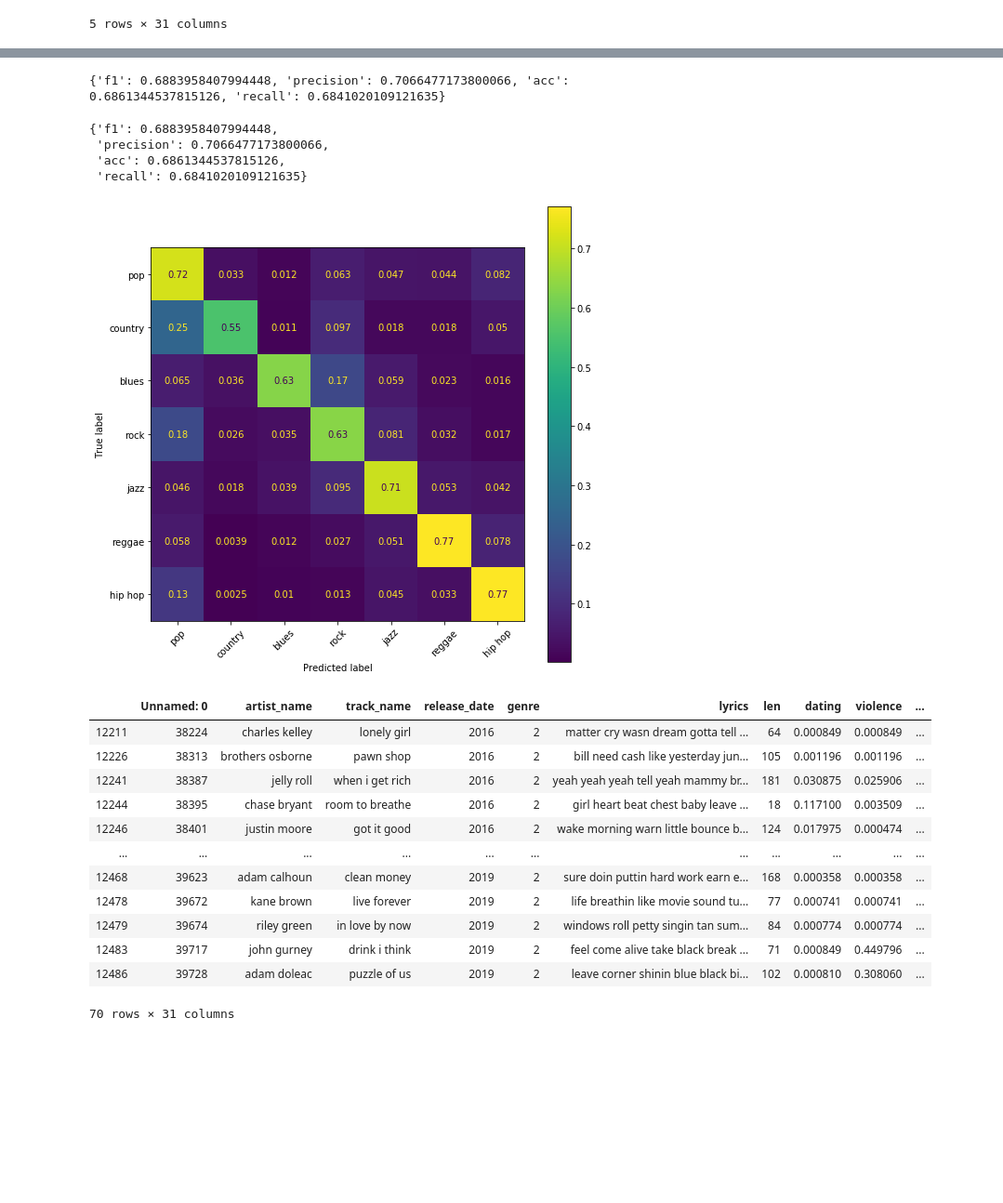
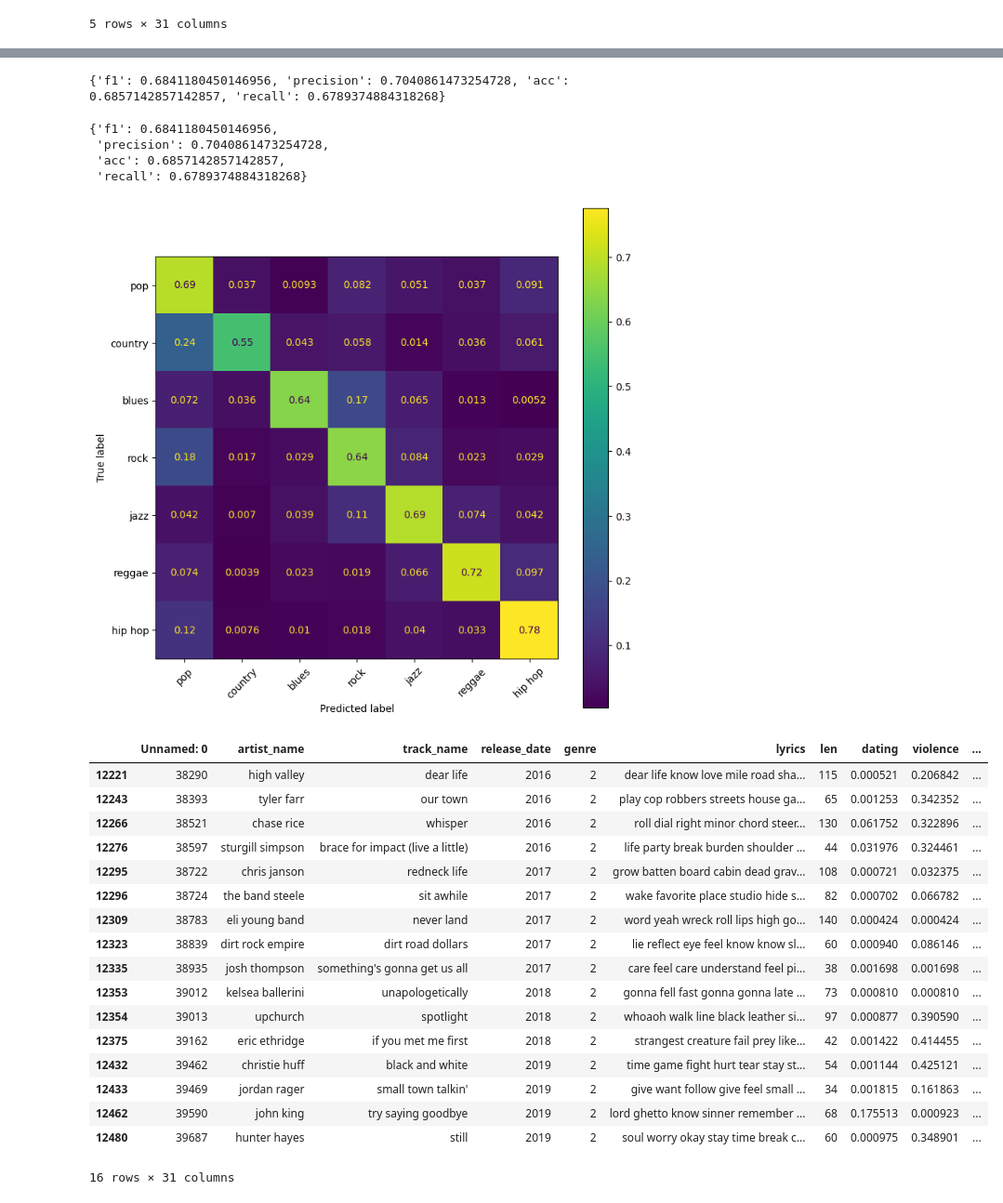
Before and after one commit to LaureanoMuniz/tp3ML, a Jupyter notebook: tp3/LightGBM.ipynb, the cells around one changed output, grey strips where cells are left out. Shown at 93% size. Cells and saved outputs as stored; diff of their text form; code cells hidden in the pictures; blank space fills up the shorter version.

```diff
--- a/tp3/LightGBM.ipynb
+++ b/tp3/LightGBM.ipynb
@@ -23,2 +27,4 @@ df = pd.read_csv('tcc_ceds_music.csv')
 # %%
 df['genre'] = df['genre'].apply(lambda x: dict_genres[x])
+# %%
+df["acousticness"] = np.cbrt(df["acousticness"]) # cube root transform
@@ -50,25 +62,31 @@ y_train = list(y_train)
 X_test = list(X_test)
 y_test = list(y_test)
 # %%
-from lib.transformers import FeatureProjectionFromJson, TargetEncoder, PretrainedFastTextTransformer, TargetEncodeWithNumerical
+from lib.transformers import FeatureProjectionFromJson, TargetEncoder, PretrainedFastTextTransformer, TargetEncodeWithNumericalMean, TargetEncodeWithNumericalMaxOutlier, TargetEncodeWithNumericalMinOutlier
 from sklearn.pipeline import make_pipeline, make_union
 from sklearn.preprocessing import OneHotEncoder
 from sklearn.impute import SimpleImputer
 from sklearn.preprocessing import StandardScaler
 
-fields = ['age','violence','world/life','night/time', 'shake the audience',
-                            'family/gospel','romantic','communication','obscene','music','movement/places',
+fields = ['age','violence',
+                            'family/gospel','romantic','obscene','movement/places',
                            'light/visual perceptions','family/spiritual','sadness',
                            'danceability','loudness','acousticness','instrumentalness','valence','energy']
-#saque algunos numericos: 'dating','like/girls','feelings',
+
+#saque algunos numericos: 'dating','like/girls','feelings', 'communication', 'world/life','night/time', 'music',
 
 features_pipe = make_union(make_pipeline(
         FeatureProjectionFromJson(fields)
     ,SimpleImputer()
+
 ),
-                          make_pipeline(TargetEncodeWithNumerical('topic', fields)),
-                           make_pipeline(TargetEncodeWithNumerical('artist_name', fields)),
-                           make_pipeline(PretrainedFastTextTransformer('lyrics_fasttext.bin','lyrics'))
+                           #make_pipeline(FeatureProjectionFromJson(['topic']), OneHotEncoder()),
+                          make_pipeline(TargetEncodeWithNumericalMean('topic', fields)),
+
+                           make_pipeline(TargetEncodeWithNumericalMean('artist_name', fields)),
+
+                           make_pipeline(PretrainedFastTextTransformer('lyrics_fasttext.bin','lyrics')),
+
                           )
 # %%
 import lightgbm as lgb
@@ -120,8 +138,8 @@ preds = rf_pipe.predict(X_test)
 # %%
 get_metrics_multi(y_test,preds)
 # %% [output]
-{'f1': 0.6883958407994448, 'precision': 0.7066477173800066, 'acc': 0.6861344537815126, 'recall': 0.6841020109121635}
+{'f1': 0.6841180450146956, 'precision': 0.7040861473254728, 'acc': 0.6857142857142857, 'recall': 0.6789374884318268}
-{'f1': 0.6883958407994448,
- 'precision': 0.7066477173800066,
- 'acc': 0.6861344537815126,
- 'recall': 0.6841020109121635}
+{'f1': 0.6841180450146956,
+ 'precision': 0.7040861473254728,
+ 'acc': 0.6857142857142857,
+ 'recall': 0.6789374884318268}
@@ -131,32 +146,39 @@ import matplotlib.pylab as plt
 # %%
+from sklearn.metrics import confusion_matrix, ConfusionMatrixDisplay
+import matplotlib.pylab as plt
 fig, ax  = plt.subplots(figsize=(9, 9))
 disp = ConfusionMatrixDisplay.from_predictions(y_test, preds, normalize='true', ax=ax)
 ax.xaxis.set_ticklabels(list(dict_genres.keys()))
 ax.yaxis.set_ticklabels(list(dict_genres.keys()))
 ax.xaxis.set_tick_params(rotation=45)
 # %% [output]
-[figure, old version]
+[figure, new version]
 # %%
-def get_confused_with(trueCategory,predictedCategory):
+def get_confused_with(trueCategory,predictedCategory, preds, y_test):
     indexes = []
     for i,(pred,true) in enumerate(zip(preds,y_test)):
         if pred == predictedCategory and true == trueCategory:
             indexes.append(i)
     return indexes
 # %%
-test.iloc[get_confused_with(2,1)]
+test.iloc[get_confused_with(2,4, preds, y_test)]
 # %% [output]
 |  | Unnamed: 0 | artist_name | track_name | release_date | genre | lyrics | len | dating | violence | ... |
-| 12211 | 38224 | charles kelley | lonely girl | 2016 | 2 | matter cry wasn dream gotta tell ... | 64 | 0.000849 | 0.000849 | ... |
-| 12226 | 38313 | brothers osborne | pawn shop | 2016 | 2 | bill need cash like yesterday jun... | 105 | 0.001196 | 0.001196 | ... |
-| 12241 | 38387 | jelly roll | when i get rich | 2016 | 2 | yeah yeah yeah tell yeah mammy br... | 181 | 0.030875 | 0.025906 | ... |
-| 12244 | 38395 | chase bryant | room to breathe | 2016 | 2 | girl heart beat chest baby leave ... | 18 | 0.117100 | 0.003509 | ... |
-| 12246 | 38401 | justin moore | got it good | 2016 | 2 | wake morning warn little bounce b... | 124 | 0.017975 | 0.000474 | ... |
-| ... | ... | ... | ... | ... | ... | ... | ... | ... | ... | ... |
-| 12468 | 39623 | adam calhoun | clean money | 2019 | 2 | sure doin puttin hard work earn e... | 168 | 0.000358 | 0.000358 | ... |
-| 12478 | 39672 | kane brown | live forever | 2019 | 2 | life breathin like movie sound tu... | 77 | 0.000741 | 0.000741 | ... |
-| 12479 | 39674 | riley green | in love by now | 2019 | 2 | windows roll petty singin tan sum... | 84 | 0.000774 | 0.000774 | ... |
-| 12483 | 39717 | john gurney | drink i think | 2019 | 2 | feel come alive take black break ... | 71 | 0.000849 | 0.449796 | ... |
-| 12486 | 39728 | adam doleac | puzzle of us | 2019 | 2 | leave corner shinin blue black bi... | 102 | 0.000810 | 0.308060 | ... |
+| 12221 | 38290 | high valley | dear life | 2016 | 2 | dear life know love mile road sha... | 115 | 0.000521 | 0.206842 | ... |
+| 12243 | 38393 | tyler farr | our town | 2016 | 2 | play cop robbers streets house ga... | 65 | 0.001253 | 0.342352 | ... |
+| 12266 | 38521 | chase rice | whisper | 2016 | 2 | roll dial right minor chord steer... | 130 | 0.061752 | 0.322896 | ... |
+| 12276 | 38597 | sturgill simpson | brace for impact (live a little) | 2016 | 2 | life party break burden shoulder ... | 44 | 0.031976 | 0.324461 | ... |
+| 12295 | 38722 | chris janson | redneck life | 2017 | 2 | grow batten board cabin dead grav... | 108 | 0.000721 | 0.032375 | ... |
+| 12296 | 38724 | the band steele | sit awhile | 2017 | 2 | wake favorite place studio hide s... | 82 | 0.000702 | 0.066782 | ... |
+| 12309 | 38783 | eli young band | never land | 2017 | 2 | word yeah wreck roll lips high go... | 140 | 0.000424 | 0.000424 | ... |
+| 12323 | 38839 | dirt rock empire | dirt road dollars | 2017 | 2 | lie reflect eye feel know know sl... | 60 | 0.000940 | 0.086146 | ... |
+| 12335 | 38935 | josh thompson | something's gonna get us all | 2017 | 2 | care feel care understand feel pi... | 38 | 0.001698 | 0.001698 | ... |
+| 12353 | 39012 | kelsea ballerini | unapologetically | 2018 | 2 | gonna fell fast gonna gonna late ... | 73 | 0.000810 | 0.000810 | ... |
+| 12354 | 39013 | upchurch | spotlight | 2018 | 2 | whoaoh walk line black leather si... | 97 | 0.000877 | 0.390590 | ... |
+| 12375 | 39162 | eric ethridge | if you met me first | 2018 | 2 | strangest creature fail prey like... | 42 | 0.001422 | 0.414455 | ... |
+| 12432 | 39462 | christie huff | black and white | 2019 | 2 | time game fight hurt tear stay st... | 54 | 0.001144 | 0.425121 | ... |
+| 12433 | 39469 | jordan rager | small town talkin' | 2019 | 2 | give want follow give feel small ... | 34 | 0.001815 | 0.161863 | ... |
+| 12462 | 39590 | john king | try saying goodbye | 2019 | 2 | lord ghetto know sinner remember ... | 68 | 0.175513 | 0.000923 | ... |
+| 12480 | 39687 | hunter hayes | still | 2019 | 2 | soul worry okay stay time break c... | 60 | 0.000975 | 0.348901 | ... |
-70 rows × 31 columns
+16 rows × 31 columns
 # %%
```
Also changed, not shown: parts of 12 cells of this notebook, 3 other files.
